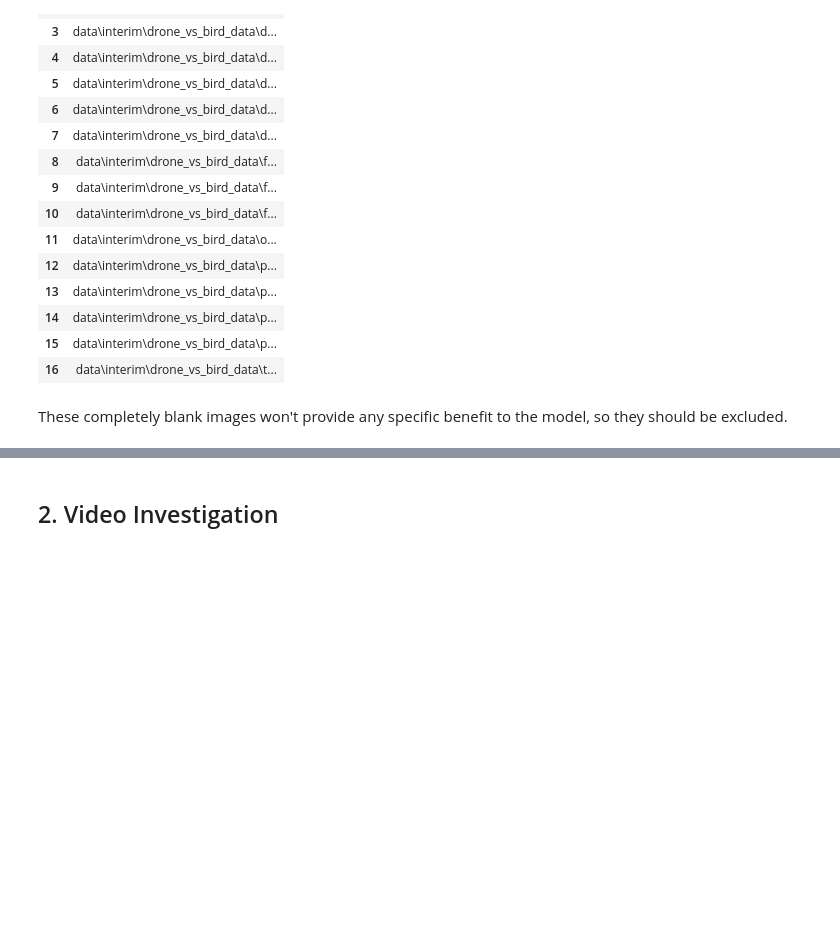
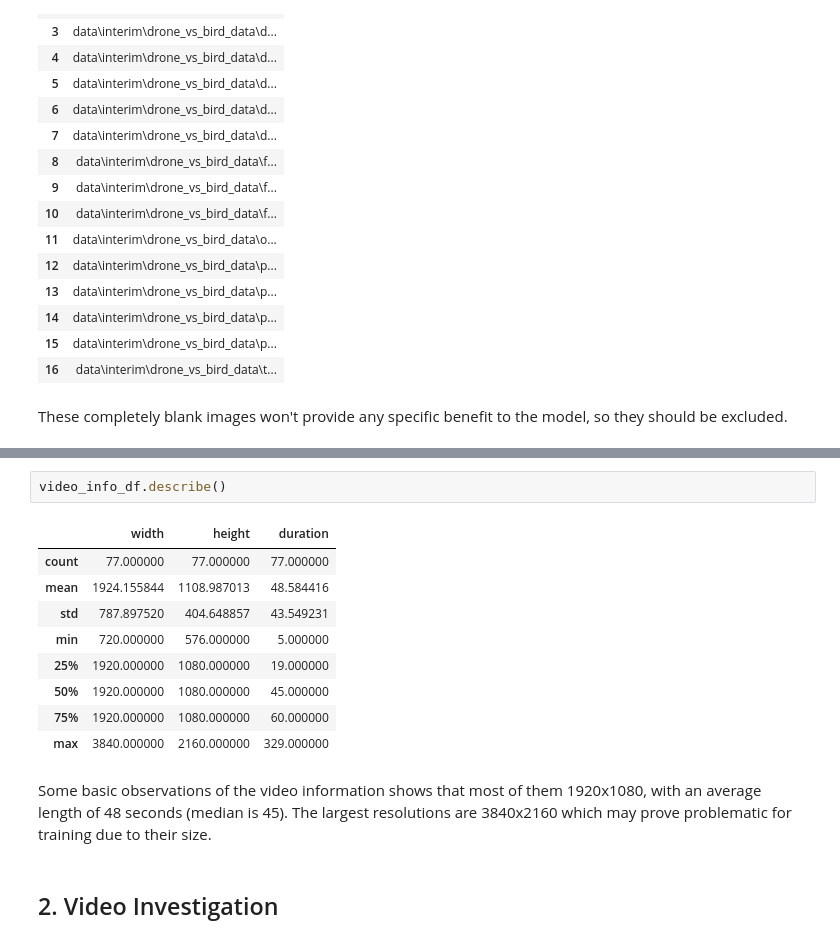
Before and after one commit to amswanson333/synthetic-data-for-object-detection, a Jupyter notebook: 2_data_exploration.ipynb, the cells around one changed output, grey strips where cells are left out. Saved outputs shown, nothing was run; the diff lists cells and outputs as text; blank space fills up the shorter version.

```diff
--- a/2_data_exploration.ipynb
+++ b/2_data_exploration.ipynb
@@ -113,3 +160,17 @@ These completely blank images won't provide any specific benefit to the model, s
+# %%
+video_info_df.describe()
+# %% [output]
+|  | width | height | duration |
+| count | 77.000000 | 77.000000 | 77.000000 |
+| mean | 1924.155844 | 1108.987013 | 48.584416 |
+| std | 787.897520 | 404.648857 | 43.549231 |
+| min | 720.000000 | 576.000000 | 5.000000 |
+| 25% | 1920.000000 | 1080.000000 | 19.000000 |
+| 50% | 1920.000000 | 1080.000000 | 45.000000 |
+| 75% | 1920.000000 | 1080.000000 | 60.000000 |
+| max | 3840.000000 | 2160.000000 | 329.000000 |
+# %% [markdown]
+Some basic observations of the video information shows that most of them 1920x1080, with an average length of 48 seconds (median is 45). The largest resolutions are 3840x2160 which may prove problematic for training due to their size.
 # %% [markdown]
 ## 2. Video Investigation
 # %%
```
Also changed, not shown: parts of 14 cells of this notebook.
